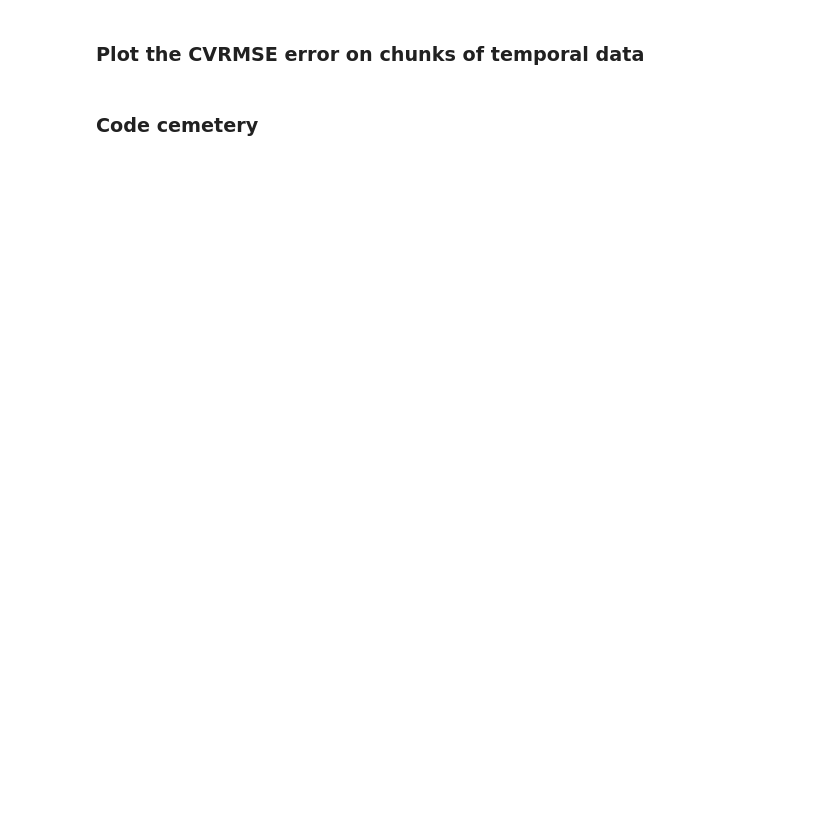
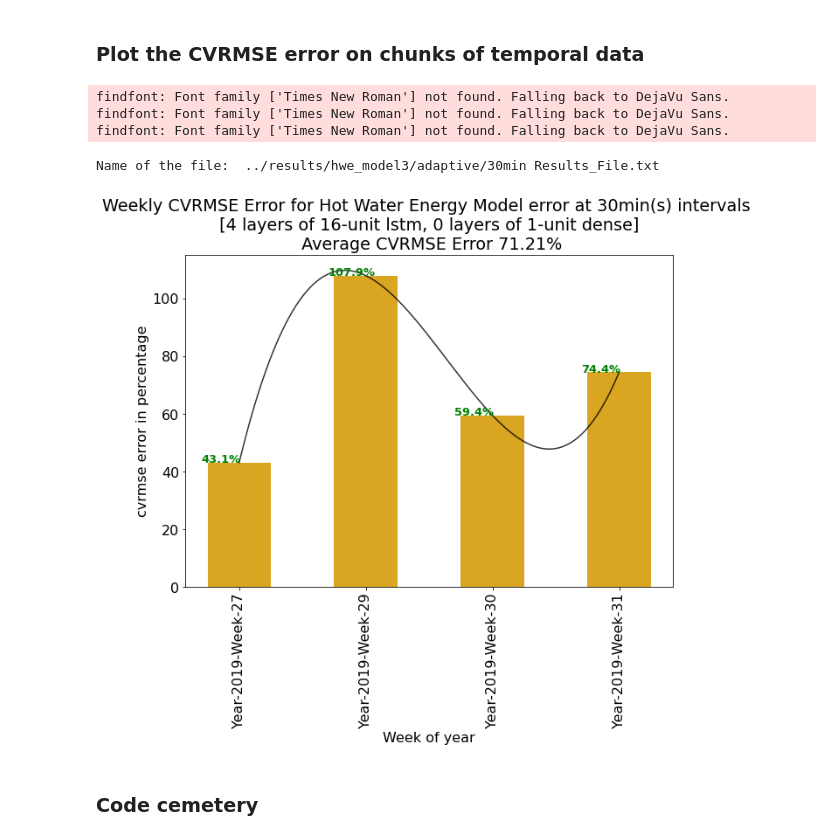
Before and after one commit to AvisekNaug/CDC2020, a Jupyter notebook: notebooks/AHU Hot Water Energy Model Stateful.ipynb, the cells around one changed output. Cells and saved outputs as stored; diff of their text form; code cells hidden in the pictures; blank space fills up the shorter version.

Commit message:
trying stateful rearrangement

```diff
--- a/notebooks/AHU Hot Water Energy Model Stateful.ipynb
+++ b/notebooks/AHU Hot Water Energy Model Stateful.ipynb
@@ -5,7 +5,7 @@
 # %%
 # %%writefile param_sets.json
 seed_value = 123  # seed for the experiment
-Trial = 0  # number of the experiment
+Trial = 3  # number of the experiment
 
 period = 6  # the period to sample the data at. 1 period= 5 minutes
 
@@ -31,7 +31,7 @@ data_lag = -1  # lag by how many periods: negative means shift column upwards
 aggregate_data = True  # aggregate data or not
 rolling_sum_target = ['hwe', 'hw_sf']  # create sum aggregate for these columns
 rolling_mean_target = [
-    'hw_st', 'hw_rt', 'oat', 'sat', 'orh', 'ghi', 'avg_stpt', 'hx_vlv1'
+    'hw_st', 'hw_rt', 'oat', 'sat', 'orh', 'ghi', 'avg_stpt','hx_vlv1'
 ]  # create mean aggregate for these columns
 
 # create temporal batches of data: df2dflist
@@ -46,13 +46,15 @@ reshaping = True  # reshape data according to (batch_size, time_steps, features)
 
 # model configuration
 modelconfig = {
-    'lstm_hidden_units': 4,
-    'lstm_no_layers': 2,
-    'dense_hidden_units': 8,
-    'dense_no_layers': 4,
+    'lstm_hidden_units': 16,
+    'lstm_no_layers': 4,
+    'dense_hidden_units': 1,
+    'dense_no_layers': 0,
+    'retrain_from_layers': 0,
+    'stateful': True,
+    'train_batchsize':data_weeks-1,
+    'test_batchsize':1, # we are doing online prediction
     'train_epochs': 5000,
-    'retrain_from_layers': 5,
-    'stateful': True
 }
 
 # wheter doing adaptive for fixed learning
@@ -66,9 +68,11 @@ modeldesigndone = False  # whether model will be reinitialized
 initial_epoch = 0  # the start epoch number for the training
 
 # These are automatically superseded and ignored if adaptive_control is set to False
-freeze_model = True  # freeze weights of certain layers
-reinitialize = True  # reinitialize the weights of certain layers
+retain_prev_model = False  # retain weights of model from previous training
+freeze_model = False  # freeze weights of certain layers
+reinitialize = False  # reinitialize the weights of certain layers
 model_saved = False  # whether model has been saved once
+test_model_created = False  # create an idectical model for inline predicton
 
 # data used for learning the model
 datapath = '../data/processed/interpolated/buildingdata_interpolated.pkl'
@@ -581,31 +711,37 @@ for line in lines:
     p = parse.parse(parse_format, line)
     stats[p[3]]['rmse'].append(float(p[4]))
     stats[p[5]]['cvrmse'].append(float(p[6]))
     stats[p[7]]['mae'].append(float(p[8]))
-    if counter % 2 == 0:
+    if counter % 1 == 0:
         xticklist.append('Year-{}-Week-{}'.format(p[0], p[1]))
     counter += 1
 fo.close()
 cvrmse_list = stats['Test']['cvrmse']
 cvrmse = sum(cvrmse_list) / len(cvrmse_list)
 # from dataprocess import plotutils as pu
 plot_args = dict(
     bars=cvrmse_list,
     color='goldenrod',
     bar_label='cvrmse',
     saveloc=path,
     smoothcurve=True,
     bar_annotate=True,
     saveplot=True,
     xlabel='Week of year',
     ylabel='cvrmse error in percentage',
     title=
     'Weekly CVRMSE Error for Hot Water Energy Model error at {5:}min(s) intervals \n [{0:} layers of {1:}-unit lstm, {2:} layers of {3:}-unit dense] \n Average CVRMSE Error {4:.2f}%'
     .format(modelconfig['lstm_no_layers'], modelconfig['lstm_hidden_units'],
             modelconfig['dense_no_layers'], modelconfig['dense_hidden_units'],
             cvrmse,5*period),
     xticklist=xticklist,
     plotwidth=10,
     plotheight=7,
     fontsize=16)
 pu.single_bar_plot(**plot_args)
+# %% [output]
+findfont: Font family ['Times New Roman'] not found. Falling back to DejaVu Sans.
+findfont: Font family ['Times New Roman'] not found. Falling back to DejaVu Sans.
+findfont: Font family ['Times New Roman'] not found. Falling back to DejaVu Sans.
+Name of the file:  ../results/hwe_model3/adaptive/30min Results_File.txt
+[figure, added]
```
Also changed, not shown: parts of 6 cells of this notebook, 3 other files.
